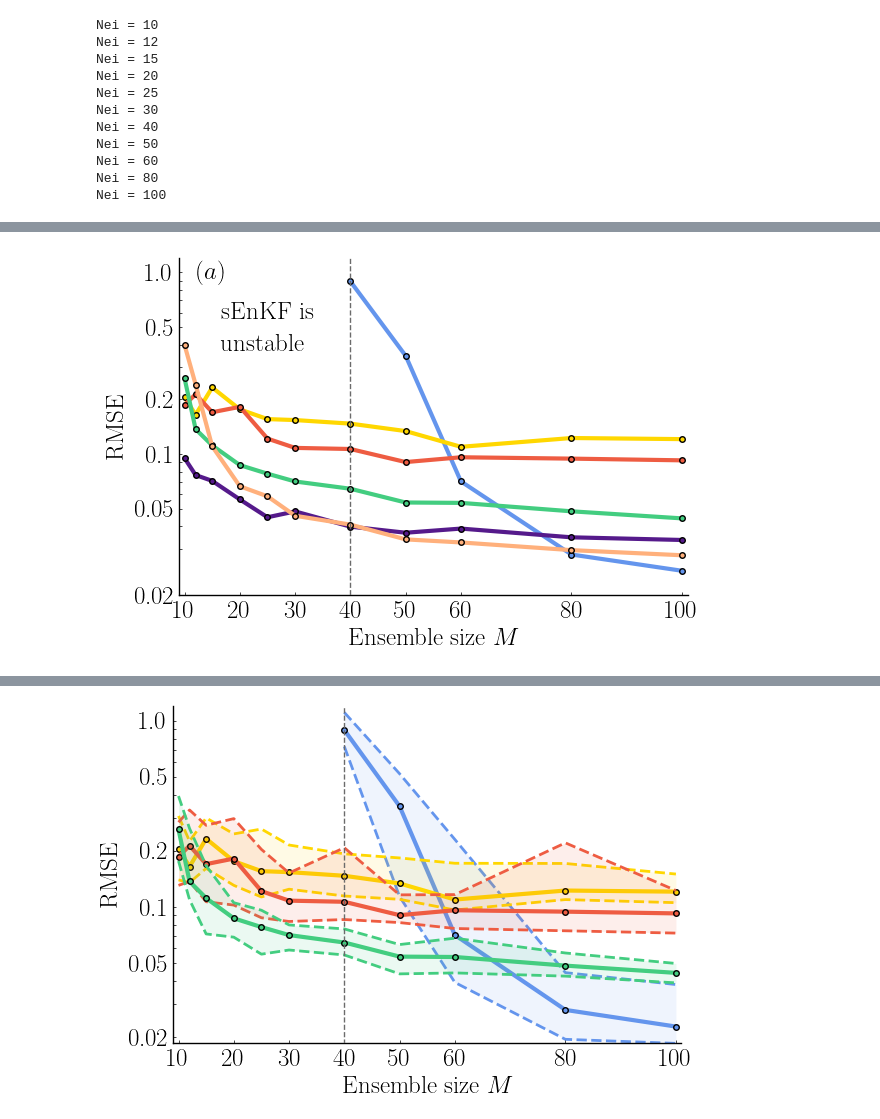
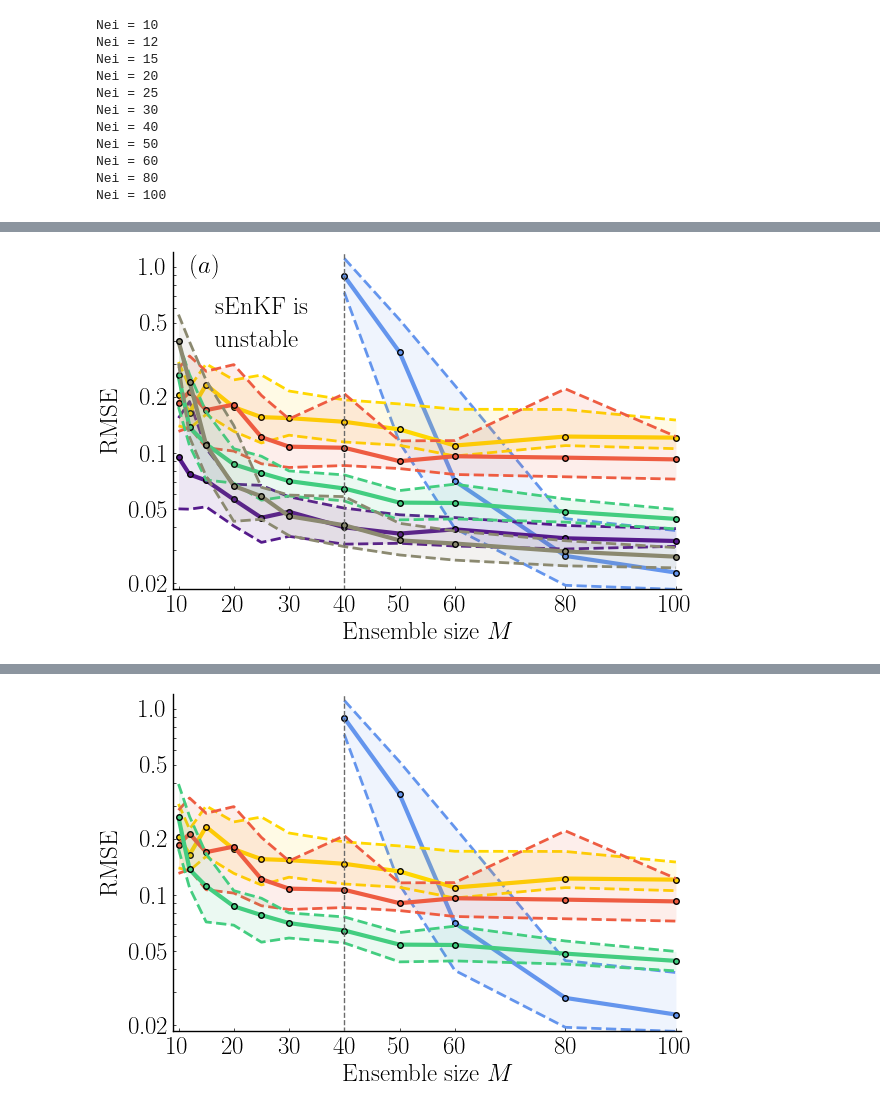
Before and after one commit to mleprovost/LowRankVortex.jl, a Jupyter notebook: localization/Figures Vortex RMSE.ipynb, the cells around one changed output, grey strips where cells are left out. Saved outputs shown, nothing was run; the diff lists cells and outputs as text; code cells hidden in the pictures.

```diff
--- a/localization/Figures Vortex RMSE.ipynb
+++ b/localization/Figures Vortex RMSE.ipynb
@@ -253,15 +339,15 @@ plt = plot(xlabel = "Ensemble size "*L"M", ylabel = "RMSE", yscale = :log10,
 
 # plot!(plt, Nelist[Neb:end], q5_rmse_enkf[Neb:end], linewidth = 2, linestyle = :dot, color = c_enkf,
 #       label = "")
-# plot!(plt, Nelist[Neb:end], q25_rmse_enkf[Neb:end], linewidth = 2, linestyle = :dash, color = c_enkf,
-#       label = "")
+plot!(plt, Nelist[Neb:end], q25_rmse_enkf[Neb:end], linewidth = 2, linestyle = :dash, color = c_enkf,
+      label = "")
 plot!(plt, Nelist[Neb:end], q50_rmse_enkf[Neb:end], linewidth = 3, linestyle = :solid, color = c_enkf,
       label = "Adaptive low-rank EnKF")
-# plot!(plt, Nelist[Neb:end], [q50_rmse_enkf[Neb:end] q50_rmse_enkf[Neb:end]], linewidth = 0.0,
-#     fillrange = [q25_rmse_enkf[Neb:end] q75_rmse_enkf[Neb:end]], alpha = 0.1, color = c_enkf,
-#       label = "")
-# plot!(plt, Nelist[Neb:end], q75_rmse_enkf[Neb:end], linewidth = 2, linestyle = :dash, color = c_enkf,
-#       label = "")
+plot!(plt, Nelist[Neb:end], [q50_rmse_enkf[Neb:end] q50_rmse_enkf[Neb:end]], linewidth = 0.0,
+    fillrange = [q25_rmse_enkf[Neb:end] q75_rmse_enkf[Neb:end]], alpha = 0.1, color = c_enkf,
+      label = "")
+plot!(plt, Nelist[Neb:end], q75_rmse_enkf[Neb:end], linewidth = 2, linestyle = :dash, color = c_enkf,
+      label = "")
 
 # plot!(plt, Nelist[Neb:end], q95_rmse_enkf[Neb:end], linewidth = 2, linestyle = :dot, color = c_enkf,
 #       label = "")
@@ -270,19 +356,19 @@ scatter!(plt, Nelist[Neb:end], q50_rmse_enkf[Neb:end], linewidth = 2, linestyle
       label = "")
 
 
-# plot!(plt, Nelist[Neb:end], q5_rmse_enkf[Neb:end], linewidth = 2, linestyle = :dot, color = c_enkf,
+# plot!(plt, Nelist, q5_rmse_localized_enkf, linewidth = 2, linestyle = :dot, color = c_locenkf,
 #       label = "")
-# plot!(plt, Nelist, q25_rmse_localized_enkf, linewidth = 2, linestyle = :dash, color = c_locenkf,
-#       label = "")
+plot!(plt, Nelist, q25_rmse_localized_enkf, linewidth = 2, linestyle = :dash, color = c_locenkf,
+      label = "")
 plot!(plt, Nelist, q50_rmse_localized_enkf, linewidth = 3, linestyle = :solid, color = c_locenkf,
       label = "Adaptive low-rank EnKF")
-# plot!(plt, Nelist, [q50_rmse_localized_enkf q50_rmse_localized_enkf], linewidth = 0.0,
-#     fillrange = [q25_rmse_localized_enkf q75_rmse_localized_enkf], alpha = 0.1, color = c_locenkf,
-#       label = "")
-# plot!(plt, Nelist, q75_rmse_localized_enkf, linewidth = 2, linestyle = :dash, color = c_locenkf,
-#       label = "")
+plot!(plt, Nelist, [q50_rmse_localized_enkf q50_rmse_localized_enkf], linewidth = 0.0,
+    fillrange = [q25_rmse_localized_enkf q75_rmse_localized_enkf], alpha = 0.1, color = c_locenkf,
+      label = "")
+plot!(plt, Nelist, q75_rmse_localized_enkf, linewidth = 2, linestyle = :dash, color = c_locenkf,
+      label = "")
 
-# plot!(plt, Nelist[Neb:end], q95_rmse_enkf[Neb:end], linewidth = 2, linestyle = :dot, color = c_enkf,
+# plot!(plt, Nelist, q95_rmse_localized_enkf, linewidth = 2, linestyle = :dot, color = c_locenkf,
 #       label = "")
 
 scatter!(plt, Nelist, q50_rmse_localized_enkf, linewidth = 2, linestyle = :dot, color = c_locenkf,
@@ -291,39 +377,39 @@ scatter!(plt, Nelist, q50_rmse_localized_enkf, linewidth = 2, linestyle = :dot,
 
 for ratio in ratiolist
 
     c_ratio = eval(Symbol("c_lowrank_"*string(ratio)))
 
     q5 = eval(Symbol("q5_rmse_lowrank_"*string(ratio)))
     q25 = eval(Symbol("q25_rmse_lowrank_"*string(ratio)))
     q50 = eval(Symbol("q50_rmse_lowrank_"*string(ratio)))
     q75 = eval(Symbol("q75_rmse_lowrank_"*string(ratio)))
     q95 = eval(Symbol("q95_rmse_lowrank_"*string(ratio)))
 
 #     plot!(plt, Nelist, q5, linewidth = 2, linestyle = :dot,
 #           color = c_ratio, label = "")
-#     plot!(plt, Nelist, q25, linewidth = 2, linestyle = :dash, color = c_ratio,
-#           label = "")
+    plot!(plt, Nelist, q25, linewidth = 2, linestyle = :dash, color = c_ratio,
+          label = "")
     plot!(plt, Nelist, q50, linewidth = 3, linestyle = :solid, color = c_ratio,
           label = "")
-#     plot!(plt, Nelist, [q50  q50], linewidth = 0.0,
-#           fillrange = [q25  q75], alpha = 0.1, color = c_ratio,
-#           label = "")
-#     plot!(plt, Nelist, q75, linewidth = 2, linestyle = :dash, color = c_ratio,
-#           label = "")
+    plot!(plt, Nelist, [q50  q50], linewidth = 0.0,
+          fillrange = [q25  q75], alpha = 0.1, color = c_ratio,
+          label = "")
+    plot!(plt, Nelist, q75, linewidth = 2, linestyle = :dash, color = c_ratio,
+          label = "")
 #     plot!(plt, Nelist, q95, linewidth = 2, linestyle = :dot, color = c_ratio,
 #           label = "")
     scatter!(plt, Nelist, q50, linewidth = 3, linestyle = :solid, color = c_ratio,
           label = "")
 end
 
 vline!(plt, [40], color = :gray42, linestyle = :dash)
 annotate!(plt, [(25, 0.6, "sEnKF is")])
 annotate!(plt, [(24, 0.4, "unstable")])
 
 annotate!(plt, [(15, 1.0, L"(a)")])
 
 plt
 
-savefig("vortex_log_RMSE_enkf_localized_lowrank.pdf")
+# savefig("vortex_log_RMSE_enkf_localized_lowrank.pdf")
 # %% [output]
-[figure, old version]
+[figure, new version]
```
Also changed, not shown: parts of 8 cells of this notebook, 11 other files.
